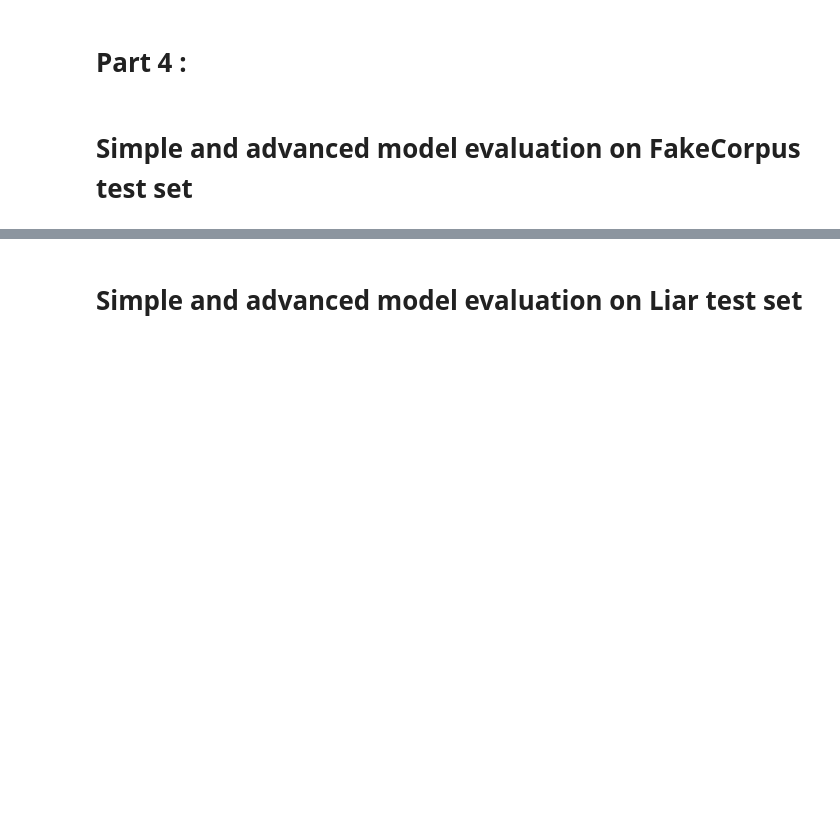
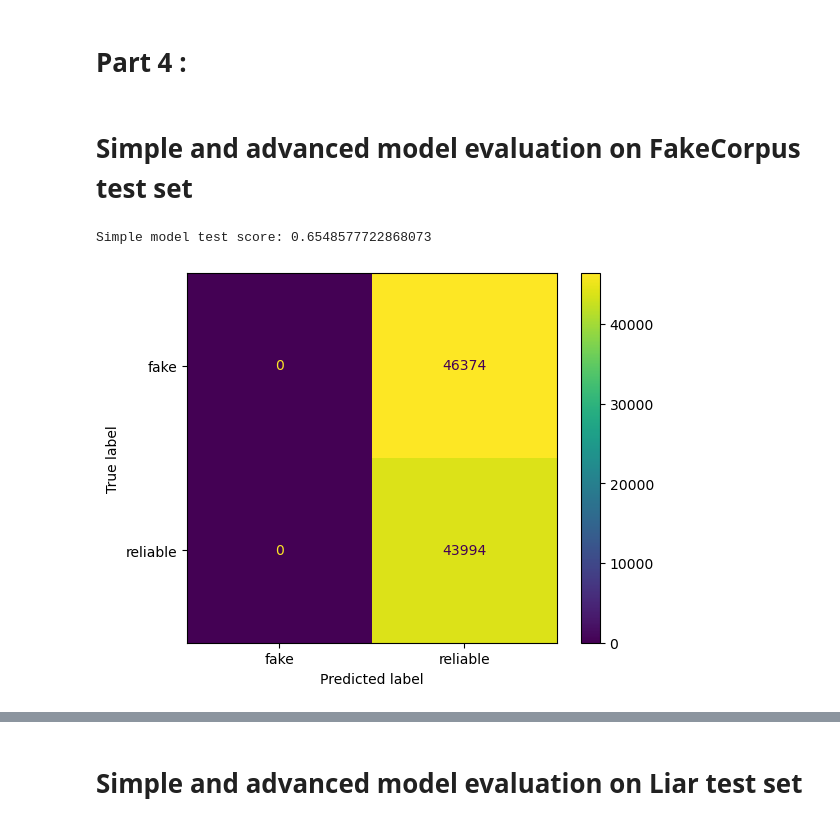
Before and after one commit to SofusEriksen/Fake_News_Project, a Jupyter notebook: Final project.ipynb, the cells around one changed output, grey strips where cells are left out. Cells and saved outputs as stored; diff of their text form; code cells hidden in the pictures; blank space fills up the shorter version.

```diff
--- a/Final project.ipynb
+++ b/Final project.ipynb
@@ -266,6 +254,7 @@ counter = 0
 stop_words = stopwords.words('english')
 stemmer = PorterStemmer()
 for chunk in pd.read_csv('995,000_rows.csv', chunksize=chunksize):
+    counter += 1
     if counter == 6:
         token_df.to_csv('tokenized_content_1-5.csv', index=False)
         content_token = {'tokenized': []}
@@ -650,11 +660,13 @@ print(f"w2v, 300 features - MLP val score: {score_val}")
 # %%
 # simple model
 test_preds_simple = logreg_nometa.predict(simple_features[test,0].reshape(-1, 1))
-score_test_simple = f1_score(y[test], test_preds)
+score_test_simple = f1_score(y[test], test_preds_simple)
 print(f"Simple model test score: {score_test_simple}")
 
-# advanced model - MLPclassifier
-# word2vec embedding, 300 dimensions
-test_preds_adv = w2v_300_MLP.predict(w2v_300_test)
-score_test_adv = f1_score(y[val],val_preds)
-print(f"Advanced model test score: {score_test_adv}")
+cm = ConfusionMatrixDisplay.from_estimator(logreg_nometa, simple_features[test,0].reshape(-1, 1), \
+                                           y[test],display_labels=['fake','reliable'])
+cm
+cm.figure_.savefig('cm_simple_corpus.png')
+# %% [output]
+Simple model test score: 0.6548577722868073
+[figure, added]
```
Also changed, not shown: parts of 16 cells of this notebook.
